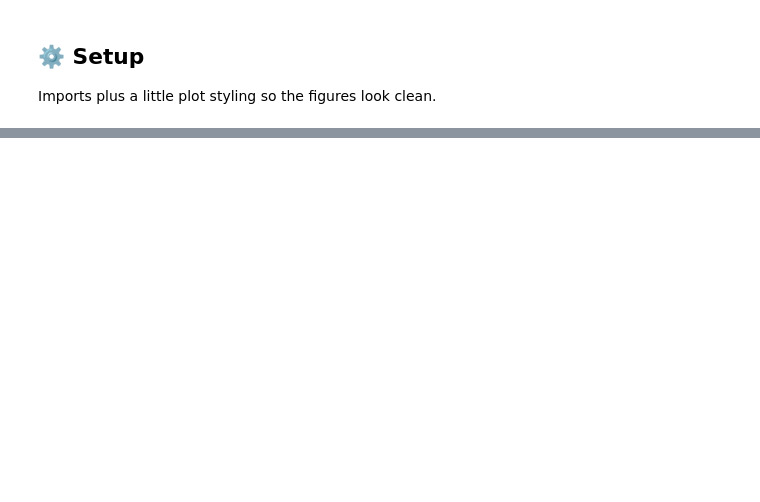
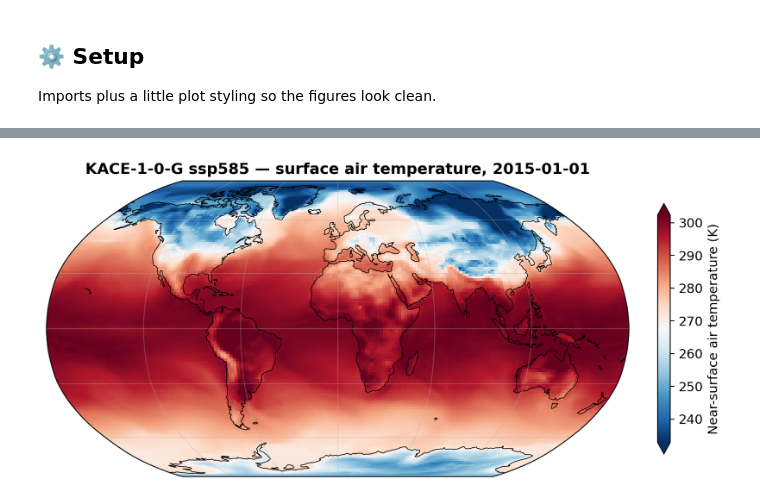
Before and after one commit to nikolaoskokkos/desirmed_summerschool, a Jupyter notebook: search_and_load_with_esgf_opendap.ipynb, the cells around one changed output, grey strips where cells are left out. Drawn from its saved outputs; the diff is of its cells as text; code cells hidden in the pictures; blank space fills up the shorter version.

```diff
--- a/search_and_load_with_esgf_opendap.ipynb
+++ b/search_and_load_with_esgf_opendap.ipynb
@@ -122,5 +26,0 @@ The same data is mirrored on several nodes, so we keep just one node's set of fi
-# %%
-files_to_open = result[-4:]
-
-ds = xr.open_mfdataset(files_to_open, combine='by_coords')
-ds
@@ -246,0 +59,3 @@ mapped it on geographic projections, and reduced it to an area-weighted global-m
+# %%
+esgf_node = "http://esgf-data.dkrz.de/esg-search"
+conn = SearchConnection(esgf_node, distrib=True)
@@ -246,0 +92,14 @@ mapped it on geographic projections, and reduced it to an area-weighted global-m
+# %%
+ctx = conn.new_context(
+    project="CMIP6",
+    experiment_id="ssp585",
+    frequency="day",  # not time_frequency
+    member_id="r1i1p1f1",  # not ensemble
+    variable_id="tas",
+    grid_label="gr",
+    latest=True,
+    facets="*"
+)
+
+datasets = ctx.search()
+print(f"Found {len(datasets)} datasets.\n")
@@ -246,0 +175,4 @@ mapped it on geographic projections, and reduced it to an area-weighted global-m
+# %%
+model = models.iloc[0]
+ds = xr.open_mfdataset(model['opendap_url'], combine="by_coords")
+ds
@@ -246,0 +252,19 @@ mapped it on geographic projections, and reduced it to an area-weighted global-m
+# %%
+snapshot = ds.tas.isel(time=0).squeeze()
+date_str = str(snapshot.time.values)[:10]
+
+fig = plt.figure(figsize=(11, 5.5))
+ax = plt.axes(projection=ccrs.Robinson())
+
+p = snapshot.plot(
+    ax=ax, transform=ccrs.PlateCarree(),
+    cmap='RdBu_r', robust=True,
+    cbar_kwargs={'label': 'Near-surface air temperature (K)', 'shrink': 0.7, 'pad': 0.04},
+)
+ax.add_feature(cfeature.COASTLINE, linewidth=0.6)
+ax.gridlines(alpha=0.3)
+ax.set_global()
+ax.set_title(f'{model["source_id"]} {model["experiment_id"]} — surface air temperature, {date_str}', fontweight='bold')
+plt.show()
+# %% [output]
+[figure, added]
```
Also changed, not shown: parts of 34 cells of this notebook, 3 other files.
